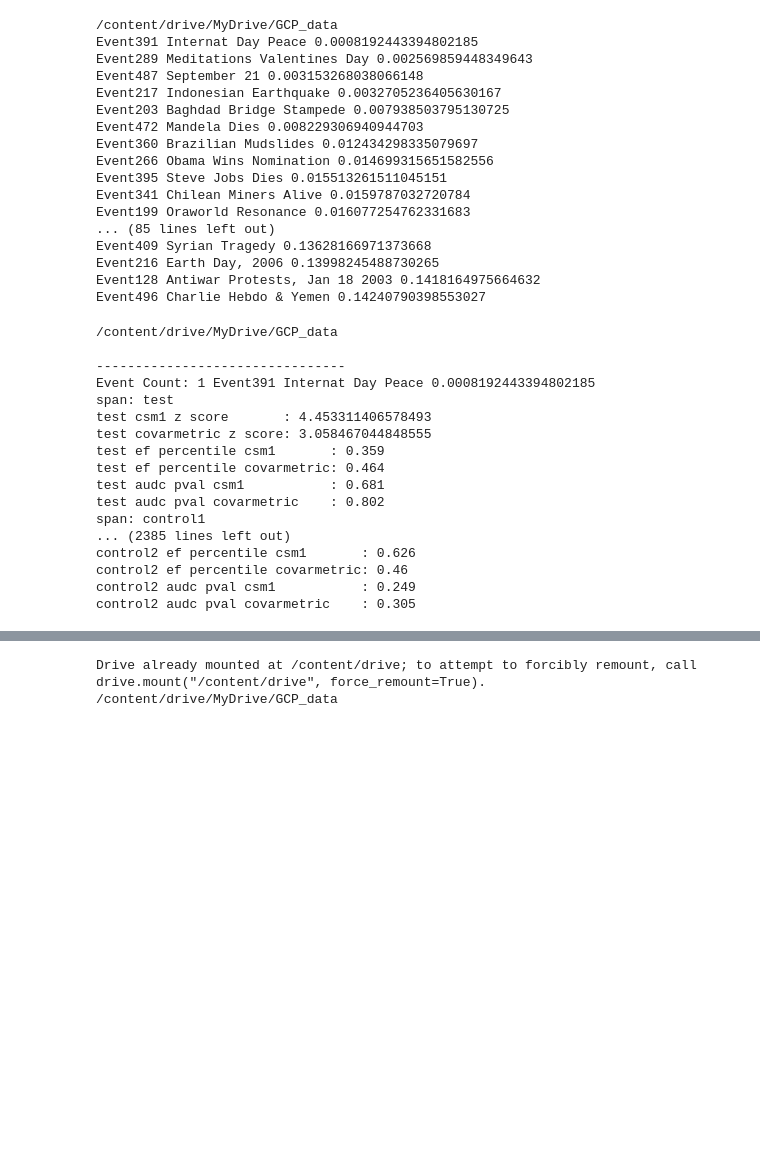
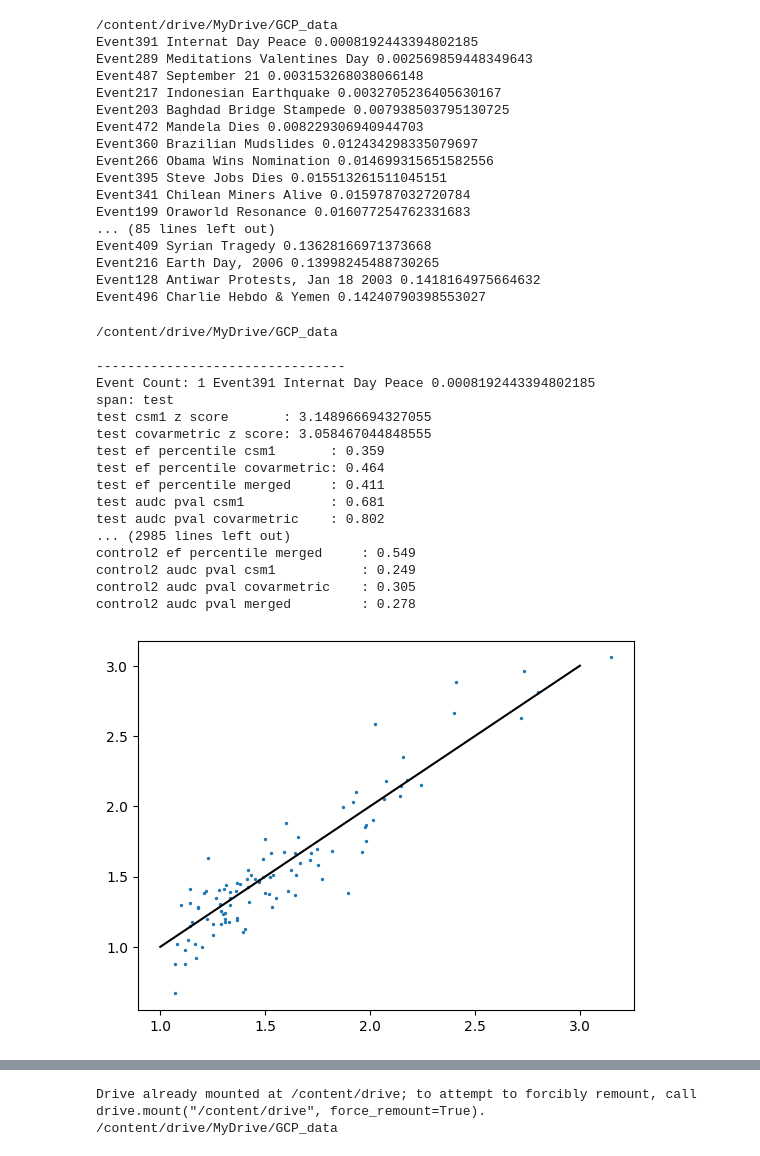
Before and after one commit to AvantiShri/gcp_analysis, a Jupyter notebook: newcovarmetric_BulkAnalyze_powerspectrum.ipynb, the cells around one changed output, grey strips where cells are left out. Drawn from its saved outputs; the diff is of its cells as text; code cells hidden in the pictures; blank space fills up the shorter version.

Commit message:
fixed the z score calc for the new metric

```diff
--- a/newcovarmetric_BulkAnalyze_powerspectrum.ipynb
+++ b/newcovarmetric_BulkAnalyze_powerspectrum.ipynb
@@ -135,6 +135,8 @@ percentiles_ef_csm1 = {"test": [], "control1": [], "control2": []}
 pvals_audc_csm1 = {"test": [], "control1": [], "control2": []}
 percentiles_ef_covarmetric = {"test": [], "control1": [], "control2": []}
 pvals_audc_covarmetric = {"test": [], "control1": [], "control2": []}
+percentiles_ef_merged = {"test": [], "control1": [], "control2": []}
+pvals_audc_merged = {"test": [], "control1": [], "control2": []}
 
 event_count = 0
 
@@ -155,11 +157,12 @@ for (event, pval) in events_sorted_by_pval[:100]:
 
     #for each of the csm1 and covarmetric scores, we will sum across the
     # duration. Since the events are at least an hour long, this will
-    # be a sum of at least 3600 random variables with mean 0 and variance 1
+    # be a sum of at least 3600 random variables with mean 0 and variance
+    # 2 (for csm1) and 1 (for covarmetric),
     # that are iid under the null hypothesis. By the central limit theorem,
     # their sum should be Gaussian with mean 0 and variance = len(timeseries)
     # Dividing by sqrt(len(timeseries)) yields a Z score.
-    csm1_zscore = np.sum(csm1)/np.sqrt(len(csm1))
+    csm1_zscore = np.sum(csm1)/np.sqrt(2*len(csm1))
     covarmetric_zscore = np.sum(covarmetric)/np.sqrt(len(covarmetric))
     print(spanname,"csm1 z score       :", csm1_zscore)
     print(spanname,"covarmetric z score:", covarmetric_zscore)
@@ -176,29 +179,42 @@ for (event, pval) in events_sorted_by_pval[:100]:
         perform_powerspectrum_analysis(csm1, NUM_PERMUTATIONS))
     (percentile_ef_covarmetric, pval_audc_covarmetric, _) = (
         perform_powerspectrum_analysis(covarmetric, NUM_PERMUTATIONS))
+    (percentile_ef_merged, pval_audc_merged, _) = (
+        perform_powerspectrum_analysis((csm1/np.sqrt(2) + covarmetric)/2, NUM_PERMUTATIONS))
     print(spanname,"ef percentile csm1       :", percentile_ef_csm1)
     print(spanname,"ef percentile covarmetric:", percentile_ef_covarmetric)
+    print(spanname,"ef percentile merged     :", percentile_ef_merged)
     print(spanname,"audc pval csm1           :", pval_audc_csm1)
     print(spanname,"audc pval covarmetric    :", pval_audc_covarmetric)
+    print(spanname,"audc pval merged         :", pval_audc_merged)
     percentiles_ef_csm1[spanname].append(percentile_ef_csm1)
     pvals_audc_csm1[spanname].append(pval_audc_csm1)
     percentiles_ef_covarmetric[spanname].append(percentile_ef_covarmetric)
     pvals_audc_covarmetric[spanname].append(pval_audc_covarmetric)
+    percentiles_ef_merged[spanname].append(percentile_ef_merged)
+    pvals_audc_merged[spanname].append(pval_audc_merged)
 # %% [output]
 /content/drive/MyDrive/GCP_data
 
 --------------------------------
 Event Count: 1 Event391 Internat Day Peace 0.0008192443394802185
 span: test
-test csm1 z score       : 4.453311406578493
+test csm1 z score       : 3.148966694327055
 test covarmetric z score: 3.058467044848555
 test ef percentile csm1       : 0.359
 test ef percentile covarmetric: 0.464
+test ef percentile merged     : 0.411
 test audc pval csm1           : 0.681
 test audc pval covarmetric    : 0.802
-span: control1
-... (2385 lines left out)
-control2 ef percentile csm1       : 0.626
-control2 ef percentile covarmetric: 0.46
+... (2985 lines left out)
+control2 ef percentile merged     : 0.549
 control2 audc pval csm1           : 0.249
 control2 audc pval covarmetric    : 0.305
+control2 audc pval merged         : 0.278
+# %%
+%matplotlib inline
+plt.scatter(csm1_zscores["test"], covarmetric_zscores["test"], s=2)
+plt.plot([1,3],[1,3], color="black")
+plt.show()
+# %% [output]
+[figure, added]
```
Also changed, not shown: parts of 5 cells of this notebook.
